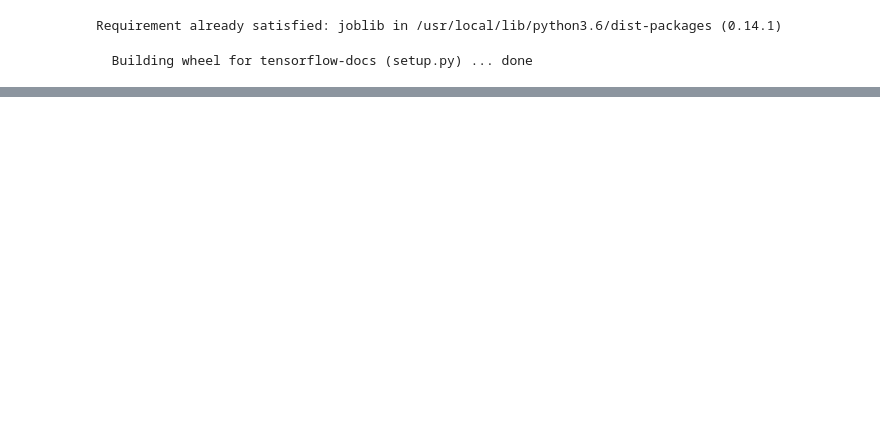
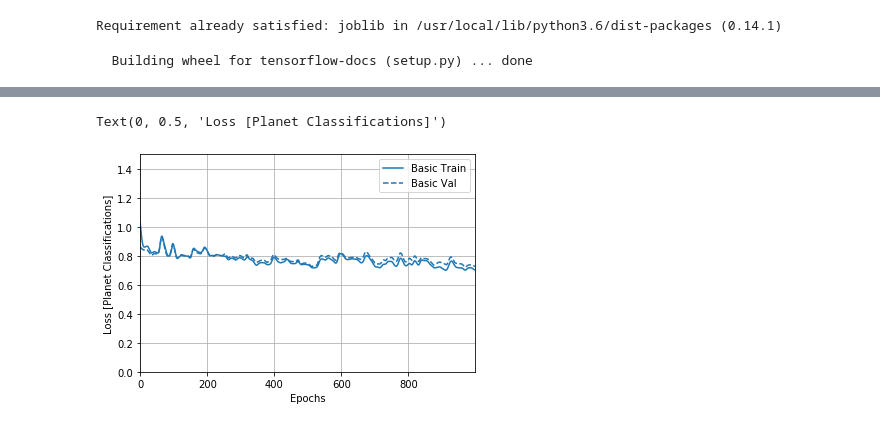
Before and after one commit to JonathanCornish/machine-learning-challenge, a Jupyter notebook: ML_Model_1.ipynb, the cells around one changed output, grey strips where cells are left out. Saved outputs shown, nothing was run; the diff lists cells and outputs as text; code cells hidden in the pictures; blank space fills up the shorter version.

```diff
--- a/ML_Model_1.ipynb
+++ b/ML_Model_1.ipynb
@@ -55,0 +304,25 @@ FileNotFoundError: ignored
+# %%
+# Build & Define the Model
+def build_model():
+  model = keras.Sequential([
+    # tf.keras.layers.Flatten(),
+    tf.keras.layers.Dense(64, activation='relu', input_shape=[len(train_dataset.keys())]),
+    tf.keras.layers.Flatten(),
+    layers.Dense(64, activation='softmax'),
+    tf.keras.layers.Dense(3)
+  ])
+
+  optimizer = tf.keras.optimizers.Adam(0.001)
+  # optimizer = tf.train.AdamOptimizer()
+  # loss = tf.keras.losses.CategoricalCrossentropy()
+  loss = 'sparse_categorical_crossentropy'
+
+# may have to use 'SparseCategoricalCrossentropy' to do this, bc sparse_categorical_crossentropy expects
+# the format of the labels to be One Hot Encoding...
+# Compile the Model
+  model.compile(loss=loss,
+                optimizer=optimizer,
+                metrics=['accuracy'])
+  return model
+# %%
+model = build_model()
@@ -55,0 +366,7 @@ FileNotFoundError: ignored
+# %%
+EPOCHS = 1000
+
+history = model.fit(
+  normed_train_data, encoded_train_labels,
+  epochs=EPOCHS, validation_split = 0.2, verbose=0,
+  callbacks=[tfdocs.modeling.EpochDots()])
@@ -55,0 +402,9 @@ FileNotFoundError: ignored
+# %%
+plotter = tfdocs.plots.HistoryPlotter(smoothing_std=2)
+# %%
+plotter.plot({'Basic': history}, metric = "loss")
+plt.ylim([0, 1.5])
+plt.ylabel('Loss [Planet Classifications]')
+# %% [output]
+Text(0, 0.5, 'Loss [Planet Classifications]')
+[figure, added]
```
Also changed, not shown: parts of 44 cells of this notebook.
